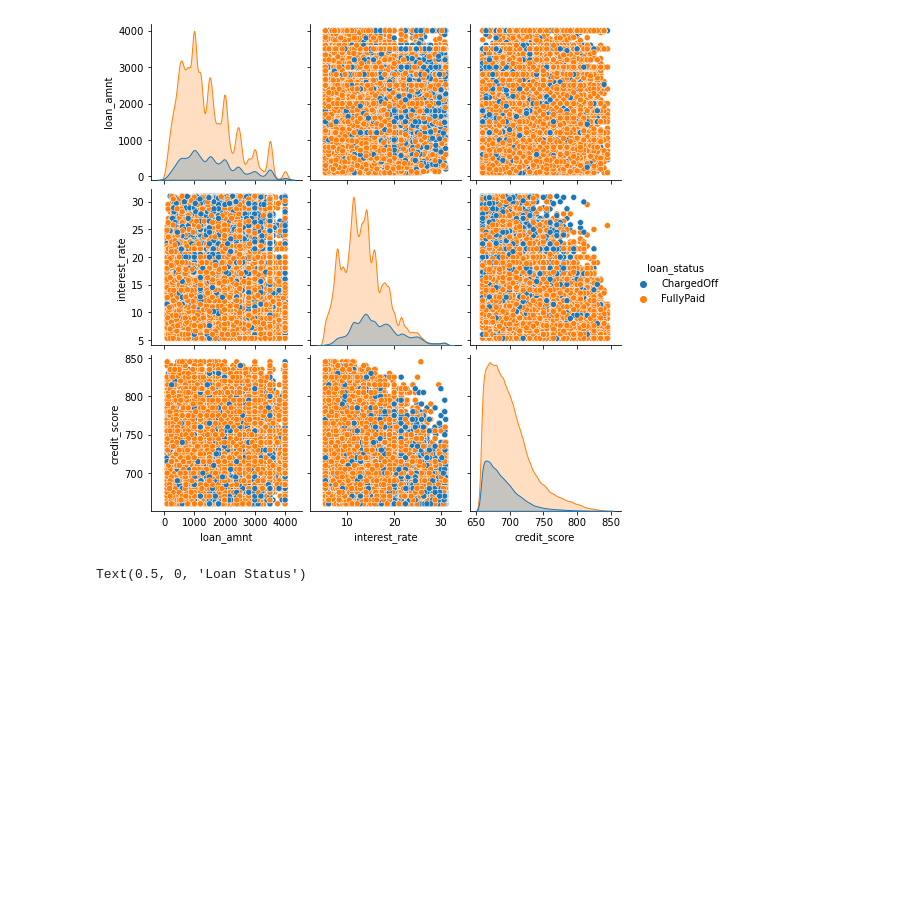
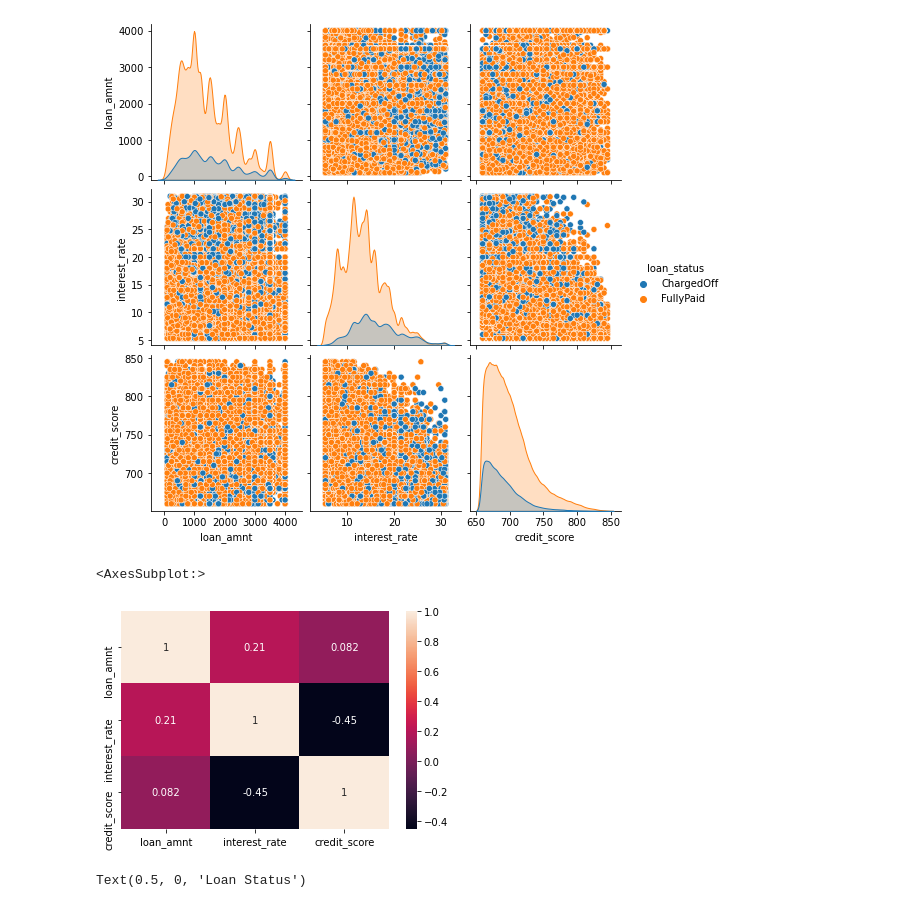
Before and after one commit to TakumiSetoyama/signate_loans, a Jupyter notebook: kashika.ipynb, the cells around one changed output. Drawn from its saved outputs; the diff is of its cells as text; code cells hidden in the pictures; blank space fills up the shorter version.

```diff
--- a/kashika.ipynb
+++ b/kashika.ipynb
@@ -77,6 +77,11 @@ sns.pairplot(df[['loan_status', 'loan_amnt', 'interest_rate', 'credit_score']],
 plt.show()
 # %% [output]
 [figure]
+# %%
+sns.heatmap(df.corr(), annot=True)
+# %% [output]
+<AxesSubplot:>
+[figure, added]
 # %%
 # 箱ひげ図を作成
 sns.boxplot('loan_status', 'loan_amnt', data=df)
```
Also changed, not shown: 2 other files.
